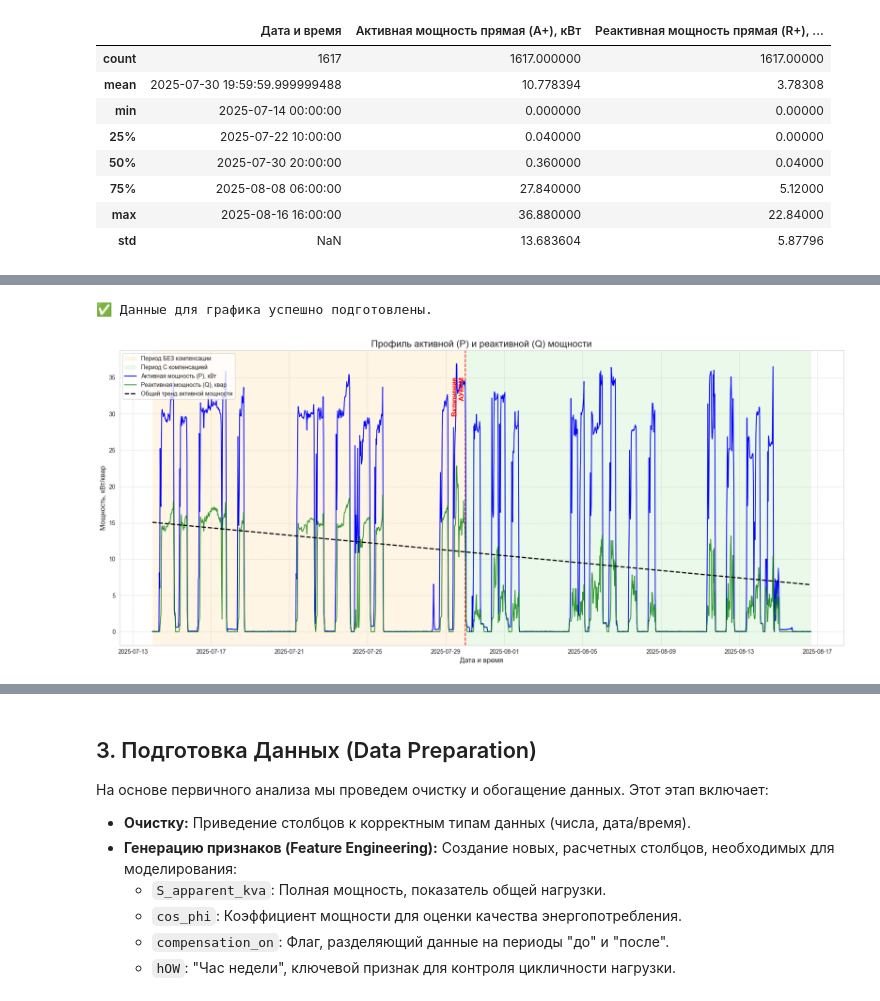
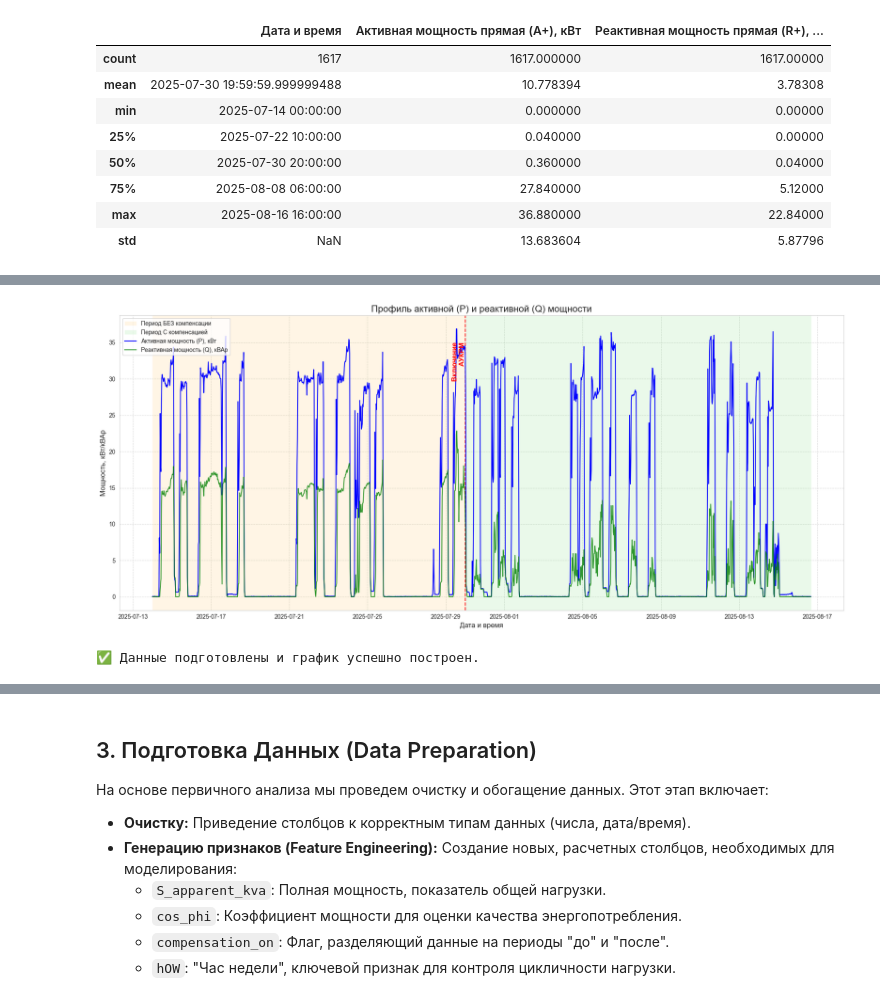
Before and after one commit to vshefer-ids/research_compensation_small1, a Jupyter notebook: research.ipynb, the cells around one changed output, grey strips where cells are left out. Saved outputs shown, nothing was run; the diff lists cells and outputs as text; code cells hidden in the pictures.

```diff
--- a/research.ipynb
+++ b/research.ipynb
@@ -214,70 +222,70 @@ memory usage: 38.0 KB
 # %%
-# --- ЧАСТЬ 1: ПОДГОТОВКА ДАННЫХ (из предыдущей ячейки) ---
+def prepare_and_plot_power(df_raw, comp_start="2025-07-30 00:00:00"):
+    """
+    Подготовка данных и построение профиля активной (P) и реактивной (Q) мощности.
 
-# Проверяем, существует ли df_raw, чтобы избежать ошибки
-if 'df_raw' not in locals():
-    print("❌ ОШИБКА: Сначала выполните ячейку с загрузкой файла (Ячейка 2), чтобы создать df_raw.")
-else:
-    # Cоздаем df из исходного df_raw
+    Аргументы:
+        df_raw (pd.DataFrame): исходные данные с измерениями.
+        comp_start (str): момент включения АУКРМ в формате YYYY-MM-DD HH:MM:SS.
+
+    Возвращает:
+        pd.DataFrame: подготовленный датафрейм с индексом datetime.
+    """
+    if df_raw is None or df_raw.empty:
+        raise ValueError("Исходный DataFrame пустой. Сначала загрузите данные (ячейка 2).")
+
+    # Копируем и приводим к нужному виду
     df = df_raw.copy()
-
-    # Переименовываем столбцы
     df.rename(columns={
         'Дата и время': 'datetime',
         'Активная мощность прямая (A+), кВт': 'P_active_kw',
         'Реактивная мощность прямая (R+), Квар': 'Q_reactive_kvar'
     }, inplace=True)
+    df['datetime'] = pd.to_datetime(df['datetime'], dayfirst=True, errors='coerce')
+    df = df.dropna(subset=['datetime']).set_index('datetime')
 
-    # Устанавливаем индекс
-    df.set_index('datetime', inplace=True)
+    # Дата включения компенсации
+    comp_start = pd.Timestamp(comp_start)
 
-    print("✅ Данные для графика успешно подготовлены.")
-
-    # --- ЧАСТЬ 2: УЛУЧШЕННАЯ ВИЗУАЛИЗАЦИЯ (ваш код) ---
-
-    # Отметка включения компенсации (убедитесь, что дата верная)
-    comp_start = pd.Timestamp("2025-07-30 00:00:00") # <-- ПРОВЕРЬТЕ ДАТУ
-
+    # Ряды мощности
     p_series = df['P_active_kw']
     q_series = df['Q_reactive_kvar']
 
-    # Построение графика
+    # --- Визуализация ---
     plt.figure(figsize=(18, 8))
 
     # Фон до/после
-    plt.axvspan(df.index.min(), comp_start, facecolor="orange", alpha=0.1, label='Период БЕЗ компенсации')
-    plt.axvspan(comp_start, df.index.max(), facecolor="limegreen", alpha=0.1, label='Период С компенсацией')
+    plt.axvspan(df.index.min(), comp_start, facecolor="orange", alpha=0.1, label="Период БЕЗ компенсации")
+    plt.axvspan(comp_start, df.index.max(), facecolor="limegreen", alpha=0.1, label="Период С компенсацией")
 
     # Вертикальная линия в момент включения
     plt.axvline(comp_start, color="red", linestyle="--", linewidth=1.5)
 
     # Графики мощностей
     plt.plot(df.index, p_series, label="Активная мощность (P), кВт", color="blue", lw=1.5)
-    plt.plot(df.index, q_series, label="Реактивная мощность (Q), квар", color="green", alpha=0.8)
+    plt.plot(df.index, q_series, label="Реактивная мощность (Q), кВАр", color="green", alpha=0.8)
 
-    # Линейный тренд активной мощности
-    x = np.arange(len(p_series))
-    mask = np.isfinite(p_series.values)
-    if mask.sum() >= 2:
-        k, b = np.polyfit(x[mask], p_series.values[mask], 1)
-        trend = k * x + b
-        plt.plot(df.index, trend, linestyle="--", linewidth=2, color="black",
-                 label="Общий тренд активной мощности")
-
-    # Подпись возле красной линии
+    # Подпись момента включения
     ymax = p_series.max()
-    plt.text(comp_start, ymax * 0.95, " Включение\n АУКРМ",
+    plt.text(comp_start, ymax * 0.95, " Включение\nАУКРМ",
              color="red", rotation=90, va="top", ha="right", fontsize=12, weight='bold')
 
     # Оформление графика
-    plt.legend(loc='upper left')
     plt.title("Профиль активной (P) и реактивной (Q) мощности", fontsize=16)
     plt.xlabel("Дата и время", fontsize=12)
-    plt.ylabel("Мощность, кВт/квар", fontsize=12)
-    plt.grid(True, which='both', linestyle='--', linewidth=0.5)
+    plt.ylabel("Мощность, кВт/кВАр", fontsize=12)
+    plt.legend(loc="upper left")
+    plt.grid(True, linestyle="--", alpha=0.7)
     plt.tight_layout()
     plt.show()
+
+    print("✅ Данные подготовлены и график успешно построен.")
+    return df
+
+
+# Вызов функции
+df = prepare_and_plot_power(df_raw)
 # %% [output]
+[figure, new version]
-✅ Данные для графика успешно подготовлены.
+✅ Данные подготовлены и график успешно построен.
-[figure, old version]
 # %% [markdown]
```
Also changed, not shown: parts of 20 cells of this notebook, 1 other file.
